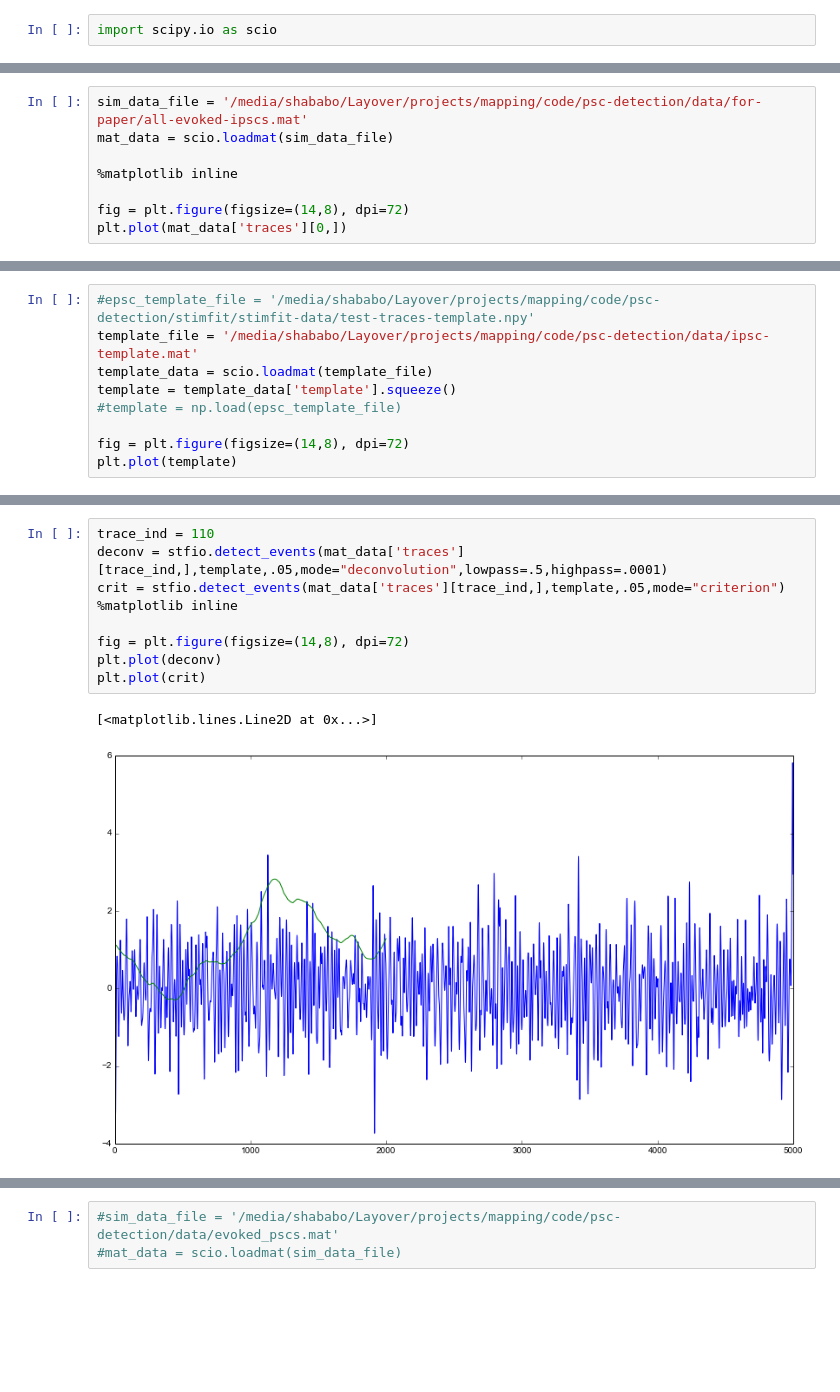
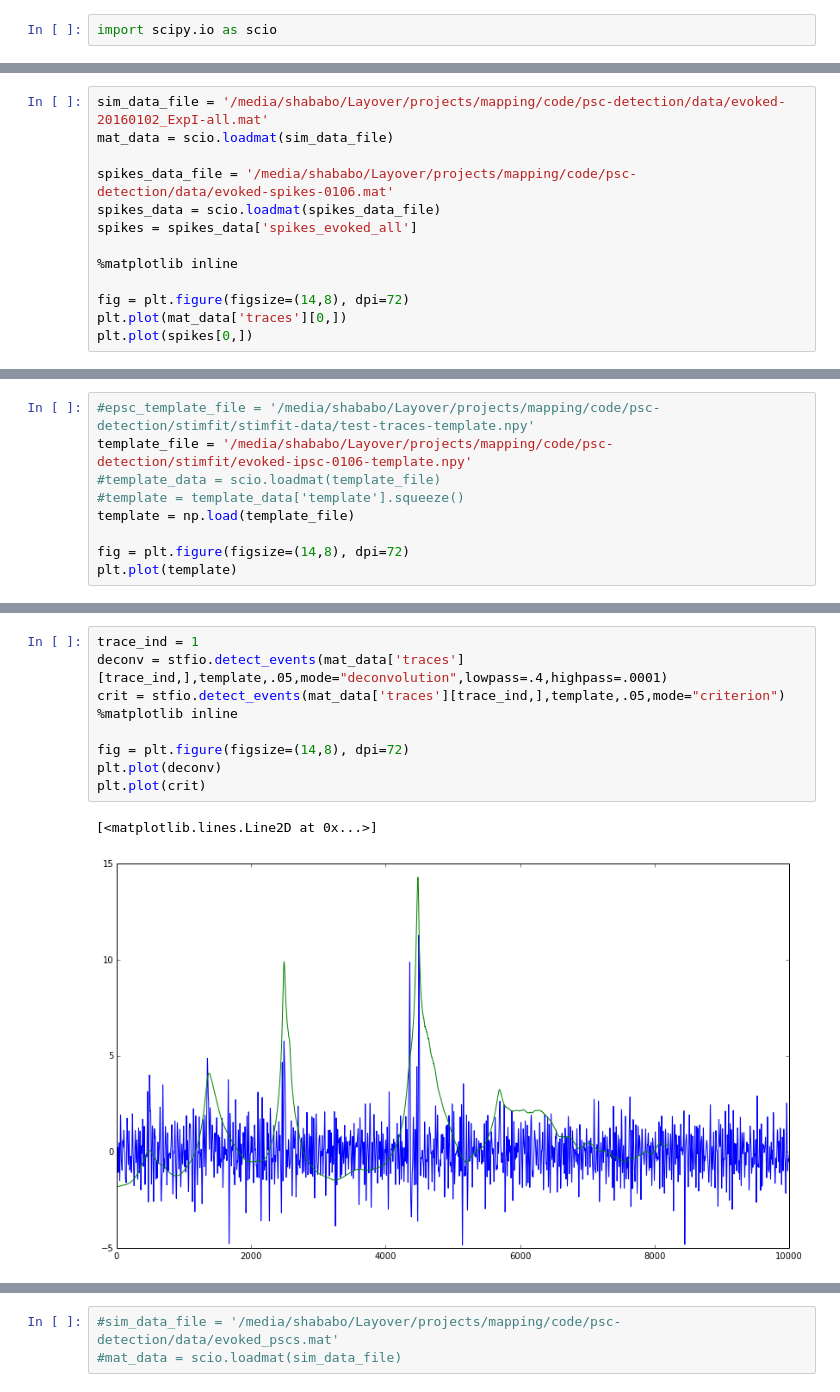
Before and after one commit to shababo/psc-detection-dist, a Jupyter notebook: stimfit/stimfit-evoked.ipynb, the cells around one changed output, grey strips where cells are left out. Drawn from its saved outputs; the diff is of its cells as text; blank space fills up the shorter version.

Commit message:
doublets and evoked work

```diff
--- a/stimfit/stimfit-evoked.ipynb
+++ b/stimfit/stimfit-evoked.ipynb
@@ -42,10 +44,15 @@ stimfit-doublets.ipynb  stimfit_ext.py
 # %%
-sim_data_file = '/media/shababo/Layover/projects/mapping/code/psc-detection/data/for-paper/all-evoked-ipscs.mat'
+sim_data_file = '/media/shababo/Layover/projects/mapping/code/psc-detection/data/evoked-20160102_ExpI-all.mat'
 mat_data = scio.loadmat(sim_data_file)
+
+spikes_data_file = '/media/shababo/Layover/projects/mapping/code/psc-detection/data/evoked-spikes-0106.mat'
+spikes_data = scio.loadmat(spikes_data_file)
+spikes = spikes_data['spikes_evoked_all']
 
 %matplotlib inline
 
 fig = plt.figure(figsize=(14,8), dpi=72)
 plt.plot(mat_data['traces'][0,])
+plt.plot(spikes[0,])
 # %% [output]
 [<matplotlib.lines.Line2D at 0x...>]
@@ -53,9 +60,9 @@ plt.plot(mat_data['traces'][0,])
 # %%
 #epsc_template_file = '/media/shababo/Layover/projects/mapping/code/psc-detection/stimfit/stimfit-data/test-traces-template.npy'
-template_file = '/media/shababo/Layover/projects/mapping/code/psc-detection/data/ipsc-template.mat'
-template_data = scio.loadmat(template_file)
-template = template_data['template'].squeeze()
-#template = np.load(epsc_template_file)
+template_file = '/media/shababo/Layover/projects/mapping/code/psc-detection/stimfit/evoked-ipsc-0106-template.npy'
+#template_data = scio.loadmat(template_file)
+#template = template_data['template'].squeeze()
+template = np.load(template_file)
 
 fig = plt.figure(figsize=(14,8), dpi=72)
 plt.plot(template)
@@ -65,13 +72,13 @@ plt.plot(template)
 # %%
-trace_ind = 110
-deconv = stfio.detect_events(mat_data['traces'][trace_ind,],template,.05,mode="deconvolution",lowpass=.5,highpass=.0001)
+trace_ind = 1
+deconv = stfio.detect_events(mat_data['traces'][trace_ind,],template,.05,mode="deconvolution",lowpass=.4,highpass=.0001)
 crit = stfio.detect_events(mat_data['traces'][trace_ind,],template,.05,mode="criterion")
 %matplotlib inline
 
 fig = plt.figure(figsize=(14,8), dpi=72)
 plt.plot(deconv)
 plt.plot(crit)
 # %% [output]
 [<matplotlib.lines.Line2D at 0x...>]
-[figure, old version]
+[figure, new version]
 # %%
```
Also changed, not shown: parts of 12 cells of this notebook, 3 other files.
